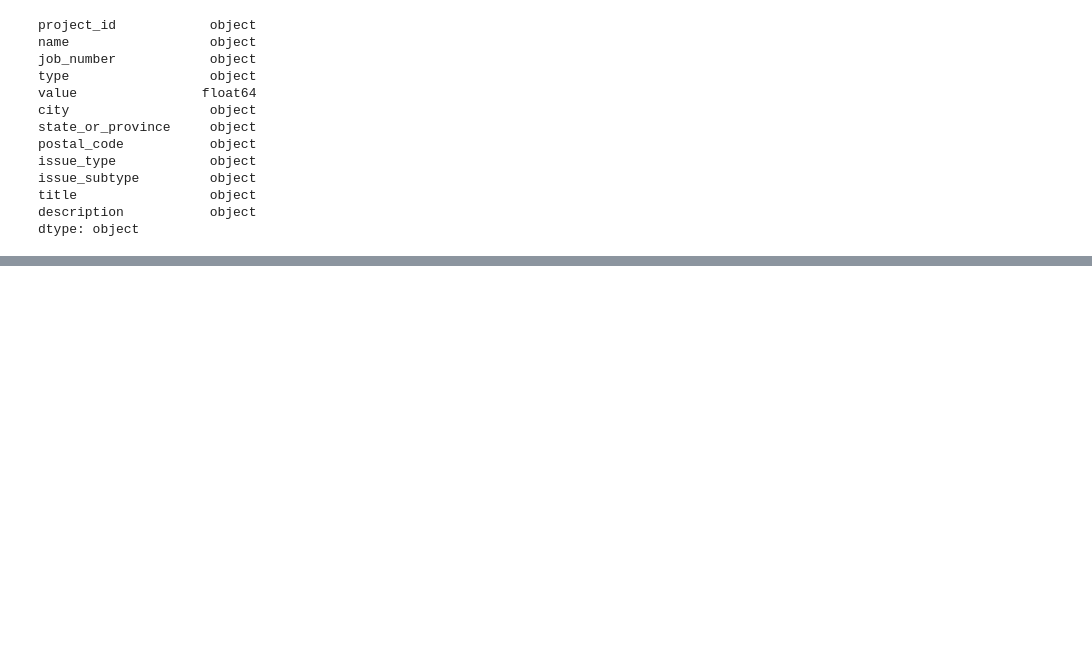
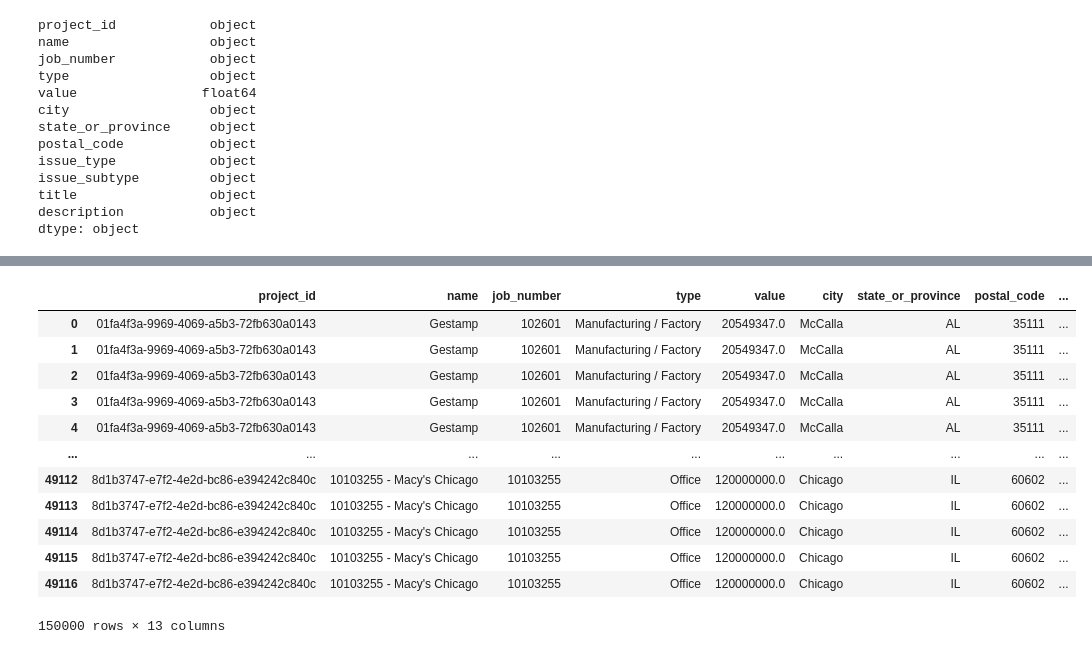
Before and after one commit to zigot1/PROJECT_03, a Jupyter notebook: LEGACY_DATA.ipynb, the cells around one changed output, grey strips where cells are left out. Saved outputs shown, nothing was run; the diff lists cells and outputs as text; code cells hidden in the pictures; blank space fills up the shorter version.

```diff
--- a/LEGACY_DATA.ipynb
+++ b/LEGACY_DATA.ipynb
@@ -364,3 +348,7 @@ description           object
 dtype: object
 # %%
 PI_NEWandOLD_DF.drop(indexScanns, inplace=True)
+# %%
+PI_NEWandOLD_DF['description'].fillna('', inplace=True)
+# %%
+PI_NEWandOLD_DF['title'].fillna('', inplace=True)
@@ -366,0 +357,8 @@ PI_NEWandOLD_DF.drop(indexScanns, inplace=True)
+# %%
+def description(row):
+    if len(row['description']) > len(row['title']):
+        return row['description']
+    if len(row['description']) < len(row['title']):
+        return row['title']
+# %%
+PI_NEWandOLD_DF['description2']=PI_NEWandOLD_DF.apply (lambda row: description(row), axis =1)
@@ -367,3 +395,19 @@ PI_NEWandOLD_DF.drop(indexScanns, inplace=True)
+# %%
+PI_NEWandOLD_DF.head(150000)
+# %% [output]
+|  | project_id | name | job_number | type | value | city | state_or_province | postal_code | ... |
+| 0 | 01fa4f3a-9969-4069-a5b3-72fb630a0143 | Gestamp | 102601 | Manufacturing / Factory | 20549347.0 | McCalla | AL | 35111 | ... |
+| 1 | 01fa4f3a-9969-4069-a5b3-72fb630a0143 | Gestamp | 102601 | Manufacturing / Factory | 20549347.0 | McCalla | AL | 35111 | ... |
+| 2 | 01fa4f3a-9969-4069-a5b3-72fb630a0143 | Gestamp | 102601 | Manufacturing / Factory | 20549347.0 | McCalla | AL | 35111 | ... |
+| 3 | 01fa4f3a-9969-4069-a5b3-72fb630a0143 | Gestamp | 102601 | Manufacturing / Factory | 20549347.0 | McCalla | AL | 35111 | ... |
+| 4 | 01fa4f3a-9969-4069-a5b3-72fb630a0143 | Gestamp | 102601 | Manufacturing / Factory | 20549347.0 | McCalla | AL | 35111 | ... |
+| ... | ... | ... | ... | ... | ... | ... | ... | ... | ... |
+| 49112 | 8d1b3747-e7f2-4e2d-bc86-e394242c840c | 10103255 - Macy's Chicago | 10103255 | Office | 120000000.0 | Chicago | IL | 60602 | ... |
+| 49113 | 8d1b3747-e7f2-4e2d-bc86-e394242c840c | 10103255 - Macy's Chicago | 10103255 | Office | 120000000.0 | Chicago | IL | 60602 | ... |
+| 49114 | 8d1b3747-e7f2-4e2d-bc86-e394242c840c | 10103255 - Macy's Chicago | 10103255 | Office | 120000000.0 | Chicago | IL | 60602 | ... |
+| 49115 | 8d1b3747-e7f2-4e2d-bc86-e394242c840c | 10103255 - Macy's Chicago | 10103255 | Office | 120000000.0 | Chicago | IL | 60602 | ... |
+| 49116 | 8d1b3747-e7f2-4e2d-bc86-e394242c840c | 10103255 - Macy's Chicago | 10103255 | Office | 120000000.0 | Chicago | IL | 60602 | ... |
+150000 rows × 13 columns
 # %%
 PI_NEWandOLD_DF.to_csv('PI_NEWandOLD.csv')
 # %%
```
Also changed, not shown: parts of 3 cells of this notebook, 1 other file.
